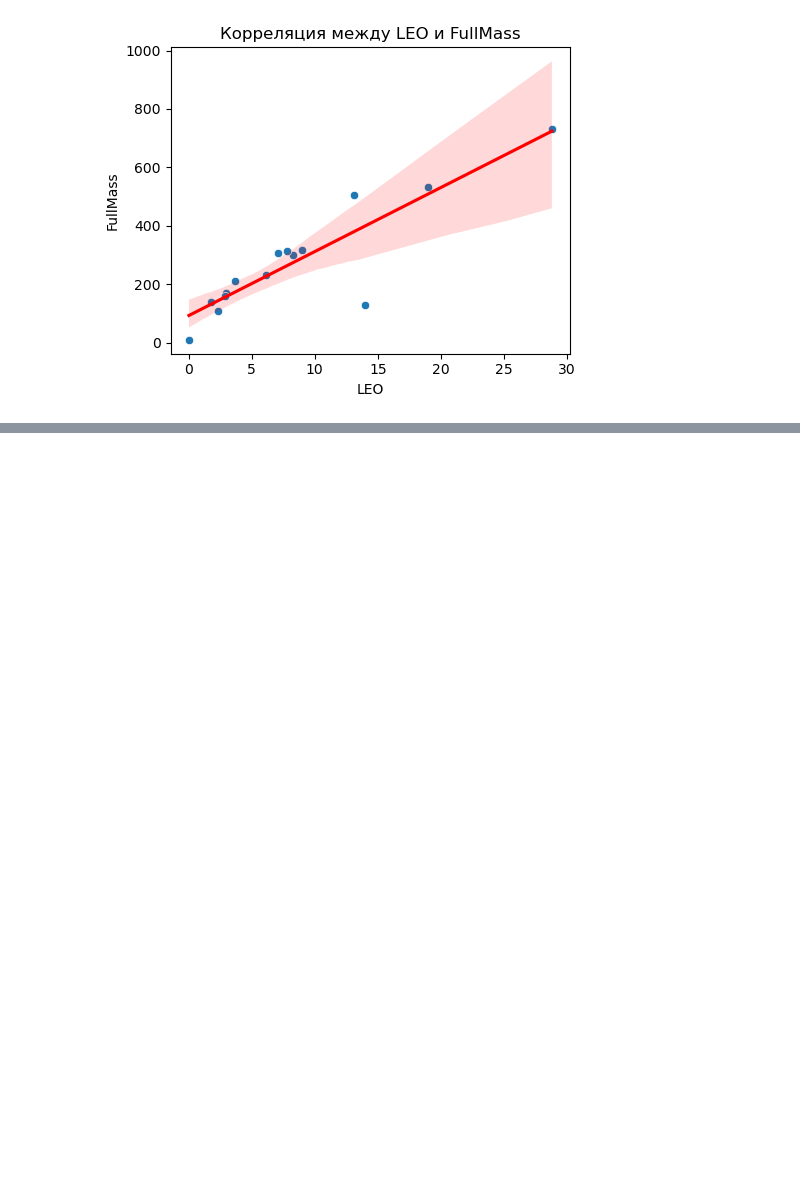
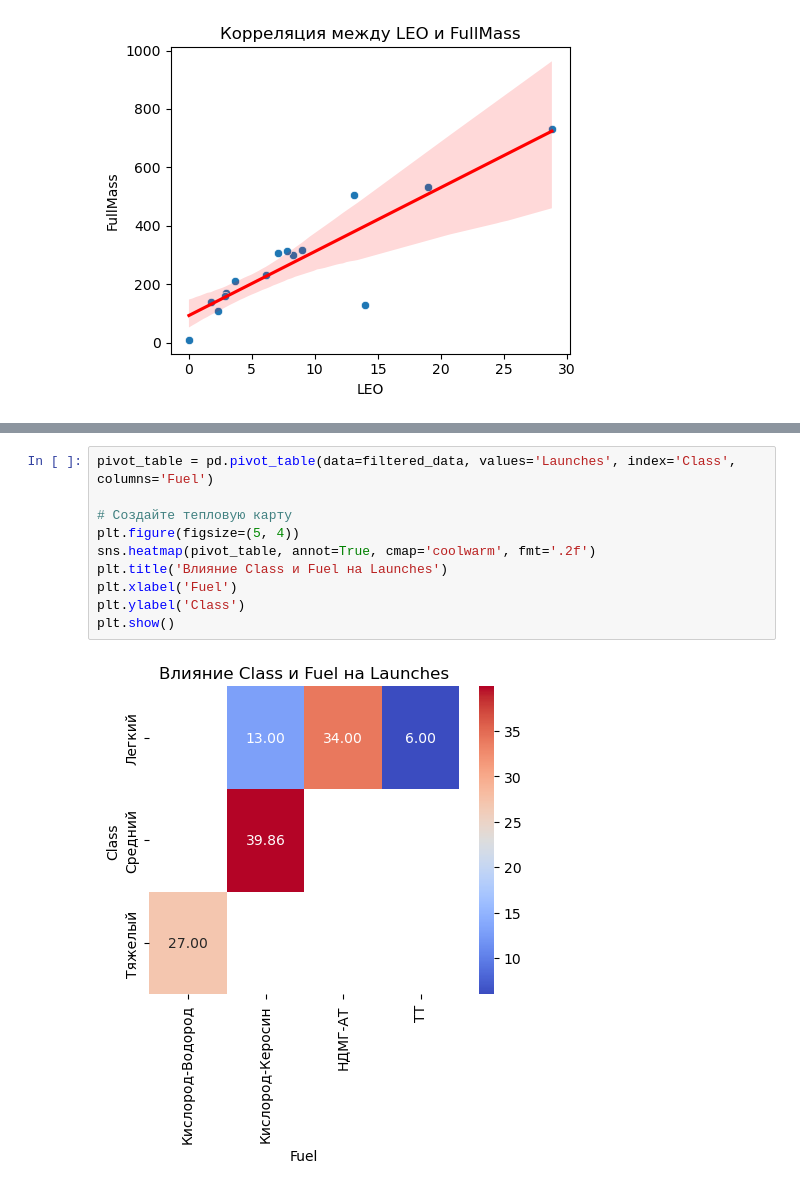
Before and after one commit to VladimirSmetana/InDataRocketAnalysis, a Jupyter notebook: analysis.ipynb, the cells around one changed output, grey strips where cells are left out. Drawn from its saved outputs; the diff is of its cells as text; blank space fills up the shorter version.

```diff
--- a/analysis.ipynb
+++ b/analysis.ipynb
@@ -156,0 +169,12 @@ plt.show()
+# %%
+pivot_table = pd.pivot_table(data=filtered_data, values='Launches', index='Class', columns='Fuel')
+
+# Создайте тепловую карту
+plt.figure(figsize=(5, 4))
+sns.heatmap(pivot_table, annot=True, cmap='coolwarm', fmt='.2f')
+plt.title('Влияние Class и Fuel на Launches')
+plt.xlabel('Fuel')
+plt.ylabel('Class')
+plt.show()
+# %% [output]
+[figure, added]
```
Also changed, not shown: parts of 3 cells of this notebook.
